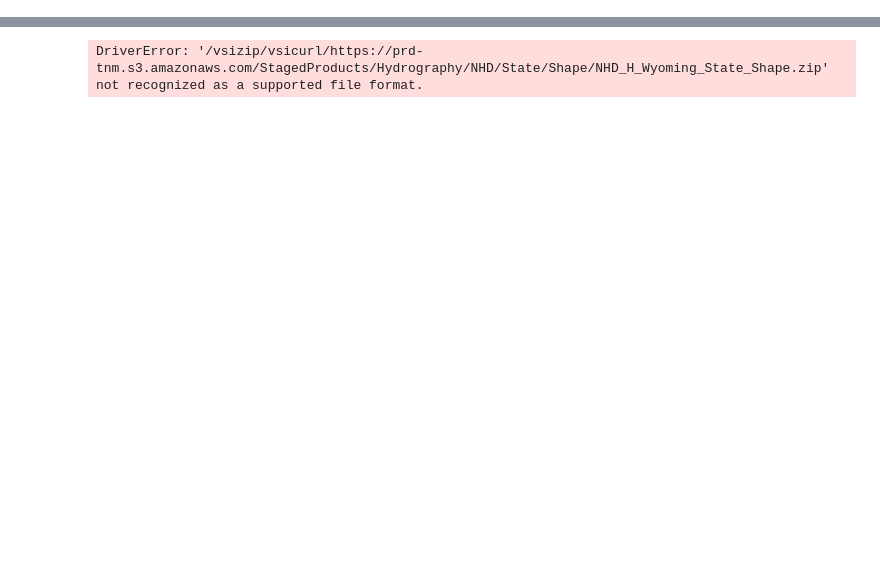
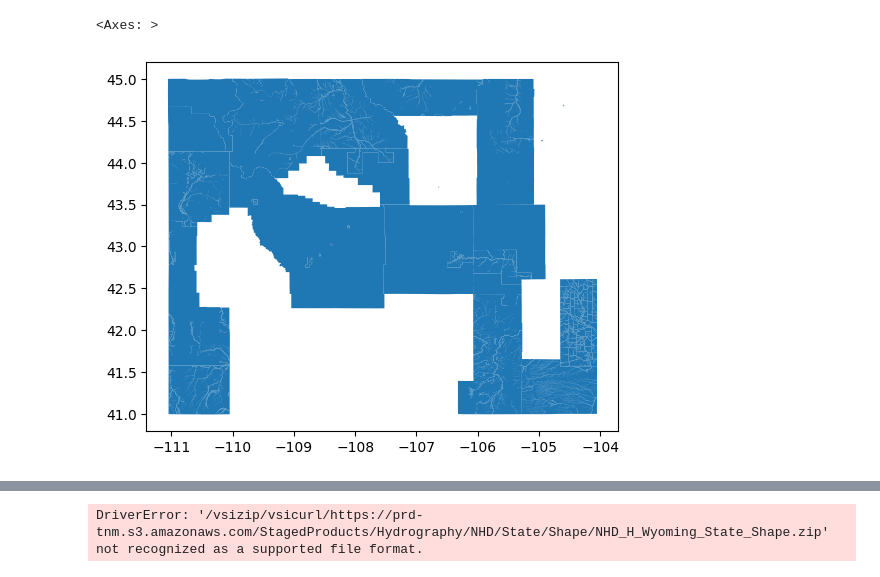
Before and after one commit to tsdataclinic/nwf-process-geodata, a Jupyter notebook: notebooks/process_FEMA.ipynb, the cells around one changed output, grey strips where cells are left out. Cells and saved outputs as stored; diff of their text form; code cells hidden in the pictures; blank space fills up the shorter version.

```diff
--- a/notebooks/process_FEMA.ipynb
+++ b/notebooks/process_FEMA.ipynb
@@ -62,2 +41,6 @@ def extract_zip_file(file_to_extract, destination):
 # %%
 gdf = gpd.read_file("/Users/canyonfoot/Downloads/NFHL_56_20221104 (1)/NFHL_56_20221104.gdb/a00000015.gdbtable")
+gdf.plot()
+# %% [output]
+<Axes: >
+[figure, added]
```
Also changed, not shown: parts of 10 cells of this notebook, 4 other files.
